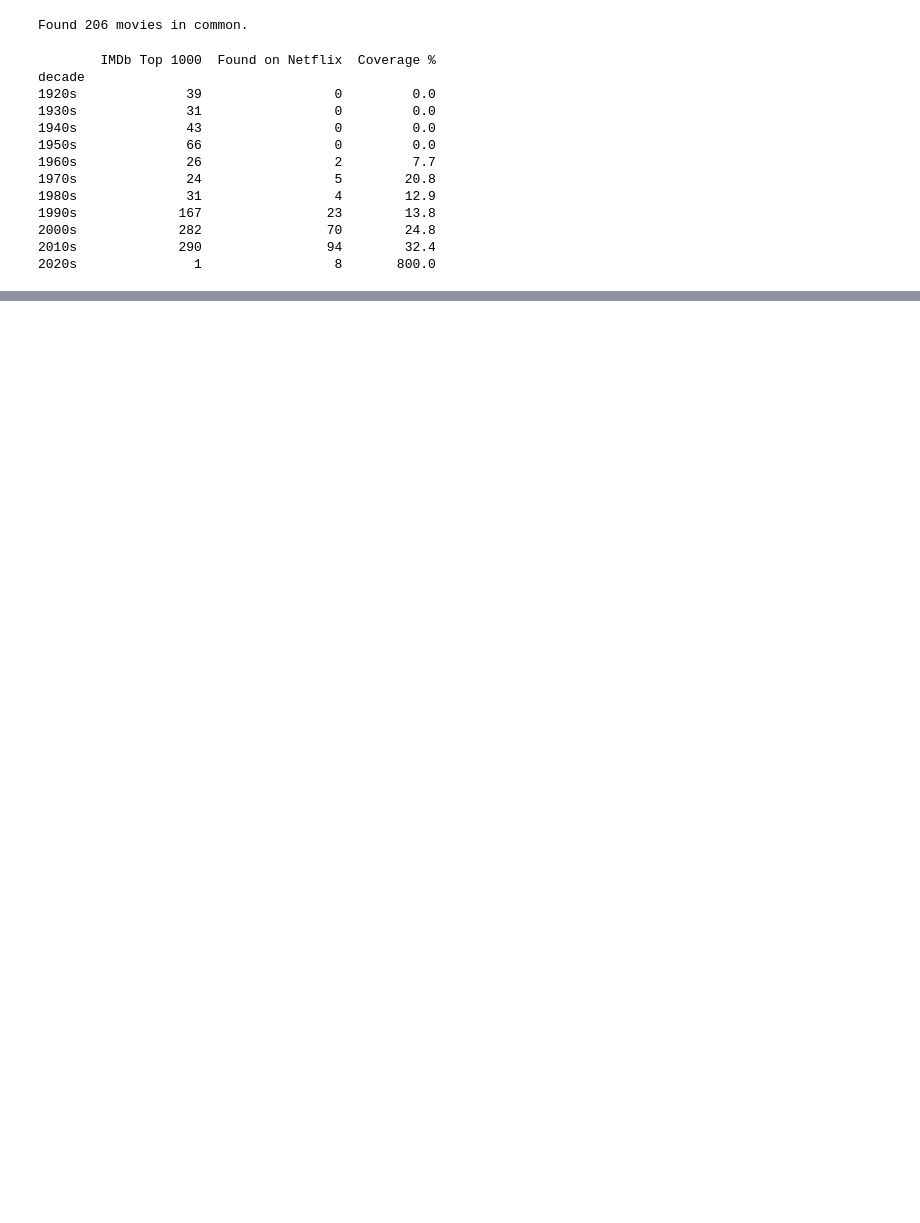
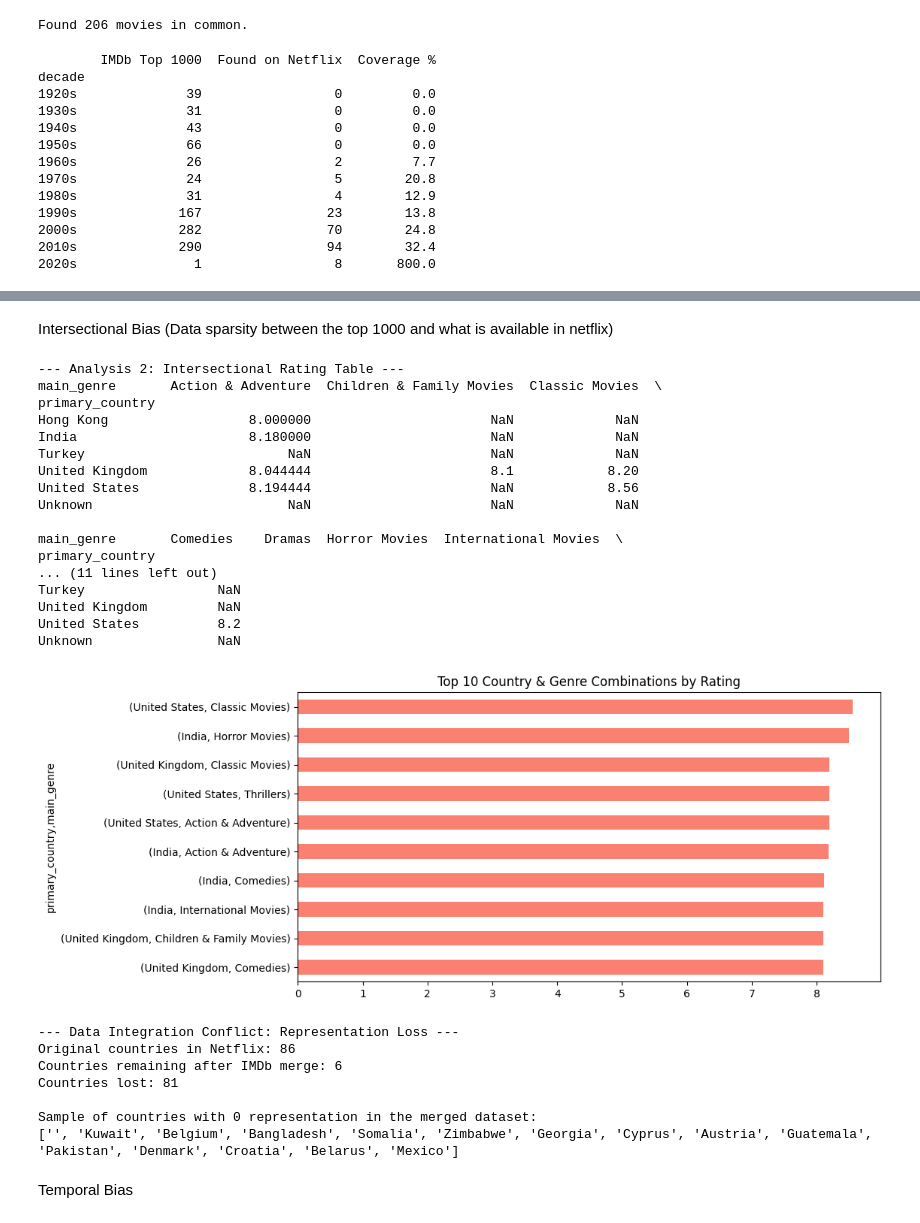
Before and after one commit to FOTIS21/IREI_FINAL, a Jupyter notebook: main.ipynb, the cells around one changed output, grey strips where cells are left out. Drawn from its saved outputs; the diff is of its cells as text; code cells hidden in the pictures; blank space fills up the shorter version.

```diff
--- a/main.ipynb
+++ b/main.ipynb
@@ -418,0 +540,65 @@ plt.show()
+# %% [markdown]
+Intersectional Bias (Data sparsity between the top 1000 and what is available in netflix)
+# %%
+# 1. Create a single combined feature string
+# --- ANALYSIS 2: Intersectional Bias (Manual) ---
+# Goal: Identify bias at the intersection of Country + Genre
+# We group by both columns and calculate the average rating
+intersectional_bias = df_fair.groupby(['primary_country', 'main_genre'])['Rate'].mean().unstack()
+
+print("\n--- Analysis 2: Intersectional Rating Table ---")
+print(intersectional_bias)
+
+# Visualization for Intersectional (Top 10 combinations)
+plt.figure(figsize=(10, 5))
+df_fair.groupby(['primary_country', 'main_genre'])['Rate'].mean().sort_values().tail(10).plot(kind='barh', color='salmon')
+plt.title('Top 10 Country & Genre Combinations by Rating')
+plt.show()
+
+
+# Get all unique countries from the original Netflix dataset
+# We take the first country listed if there are multiple
+all_netflix_countries = set(netflix_df['country'].dropna().apply(lambda x: str(x).split(',')[0].strip()).unique())
+
+# Get the countries that actually survived the merge
+surviving_countries = set(df_fair['primary_country'].unique())
+
+# Identify the missing ones
+lost_countries = all_netflix_countries - surviving_countries
+
+print(f"--- Data Integration Conflict: Representation Loss ---")
+print(f"Original countries in Netflix: {len(all_netflix_countries)}")
+print(f"Countries remaining after IMDb merge: {len(surviving_countries)}")
+print(f"Countries lost: {len(lost_countries)}")
+
+# Show a sample of lost countries
+print("\nSample of countries with 0 representation in the merged dataset:")
+print(list(lost_countries)[:15])
+# %% [output]
+--- Analysis 2: Intersectional Rating Table ---
+main_genre       Action & Adventure  Children & Family Movies  Classic Movies  \
+primary_country
+Hong Kong                  8.000000                       NaN             NaN
+India                      8.180000                       NaN             NaN
+Turkey                          NaN                       NaN             NaN
+United Kingdom             8.044444                       8.1            8.20
+United States              8.194444                       NaN            8.56
+Unknown                         NaN                       NaN             NaN
+
+main_genre       Comedies    Dramas  Horror Movies  International Movies  \
+primary_country
+... (11 lines left out)
+Turkey                 NaN
+United Kingdom         NaN
+United States          8.2
+Unknown                NaN
+[figure, added]
+--- Data Integration Conflict: Representation Loss ---
+Original countries in Netflix: 86
+Countries remaining after IMDb merge: 6
+Countries lost: 81
+
+Sample of countries with 0 representation in the merged dataset:
+['', 'Kuwait', 'Belgium', 'Bangladesh', 'Somalia', 'Zimbabwe', 'Georgia', 'Cyprus', 'Austria', 'Guatemala', 'Pakistan', 'Denmark', 'Croatia', 'Belarus', 'Mexico']
+# %% [markdown]
+Temporal Bias
```
Also changed, not shown: parts of 15 cells of this notebook.
